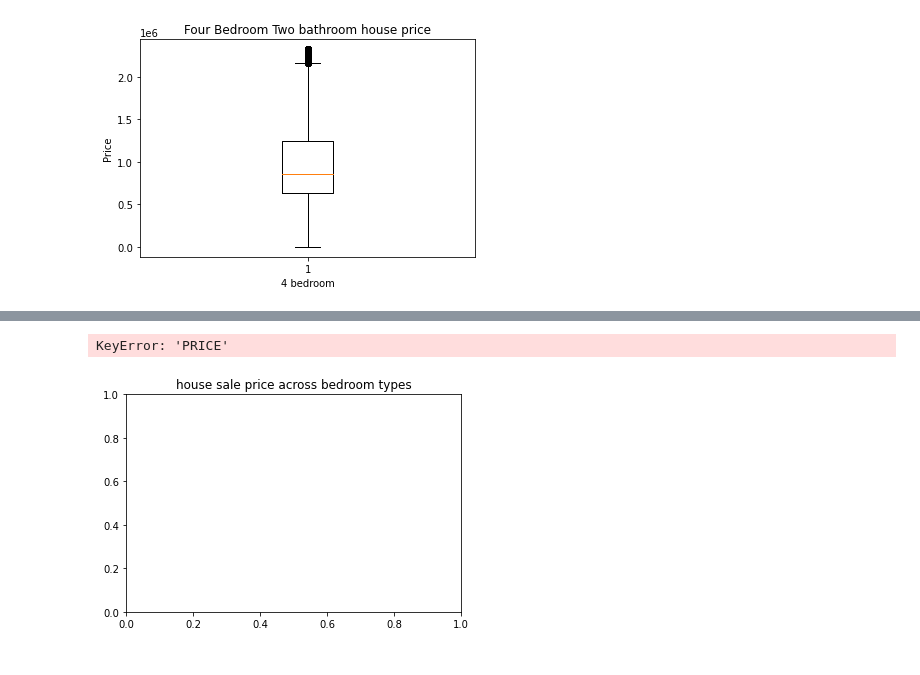
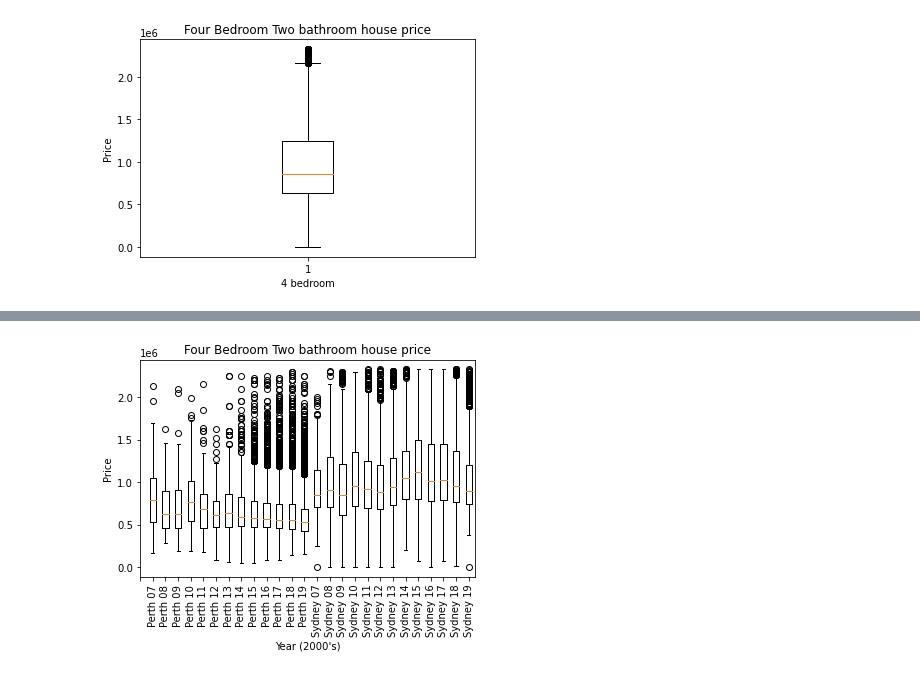
Before and after one commit to Dion-Daniels/Project1, a Jupyter notebook: Data/House_Commodities_Data_Cleanup.ipynb, the cells around one changed output, grey strips where cells are left out. Drawn from its saved outputs; the diff is of its cells as text; code cells hidden in the pictures.

```diff
--- a/Data/House_Commodities_Data_Cleanup.ipynb
+++ b/Data/House_Commodities_Data_Cleanup.ipynb
@@ -393,17 +385,0 @@ Text(0, 0.5, 'Price')
-# %%
-fig1, ax1 = plt.subplots()
-ax1.set_title('house sale price across bedroom types')
-dt = [trim_4b_2bath_df[[]]["PRICE"],
-      data[3.0]['PRICE'],
-      data[4.0]['PRICE'],
-      data[5.0]['PRICE']]
-ax1.boxplot(dt)
-
-plt.xlabel('Years')
-plt.ylabel('Price')
-#plt.xticks([1,2,3,4],options)
-
-plt.show()
-# %% [output]
-KeyError: 'PRICE'
-[figure, removed]
@@ -409,0 +413,42 @@ KeyError: 'PRICE'
+# %%
+data2 = [p2007,
+        p2008,
+        p2009,
+        p2010,
+        p2011,
+        p2012,
+        p2013,
+        p2014,
+        p2015,
+        p2016,
+        p2017,
+        p2018,
+        p2019,
+        s2007,
+        s2008,
+        s2009,
+        s2010,
+        s2011,
+        s2012,
+        s2013,
+        s2014,
+        s2015,
+        s2016,
+        s2017,
+        s2018,
+        s2019]
+# %%
+#trim_4b_2bath_df["Date"] = pd.to_datetime(trim_4b_2bath_df["Date"]).dt.to_period('M')
+
+fig1, ax1 = plt.subplots()
+ax1.set_title('Four Bedroom Two bathroom house price')
+#                 clean_data[(clean_data['Date'] >= '2007-01') & (clean_data['Date'] <= '2019-06')]
+ax1.boxplot(data2)
+
+plt.xlabel("Year (2000's)")
+plt.ylabel('Price')
+plt.xticks(np.arange(27),["",'Perth 07','Perth 08','Perth 09','Perth 10','Perth 11','Perth 12','Perth 13','Perth 14','Perth 15','Perth 16','Perth 17','Perth 18','Perth 19',
+                          'Sydney 07','Sydney 08','Sydney 09','Sydney 10','Sydney 11','Sydney 12','Sydney 13','Sydney 14','Sydney 15','Sydney 16','Sydney 17','Sydney 18','Sydney 19'],rotation='vertical' )
+plt.show()
+# %% [output]
+[figure, added]
```
Also changed, not shown: parts of 5 cells of this notebook.
